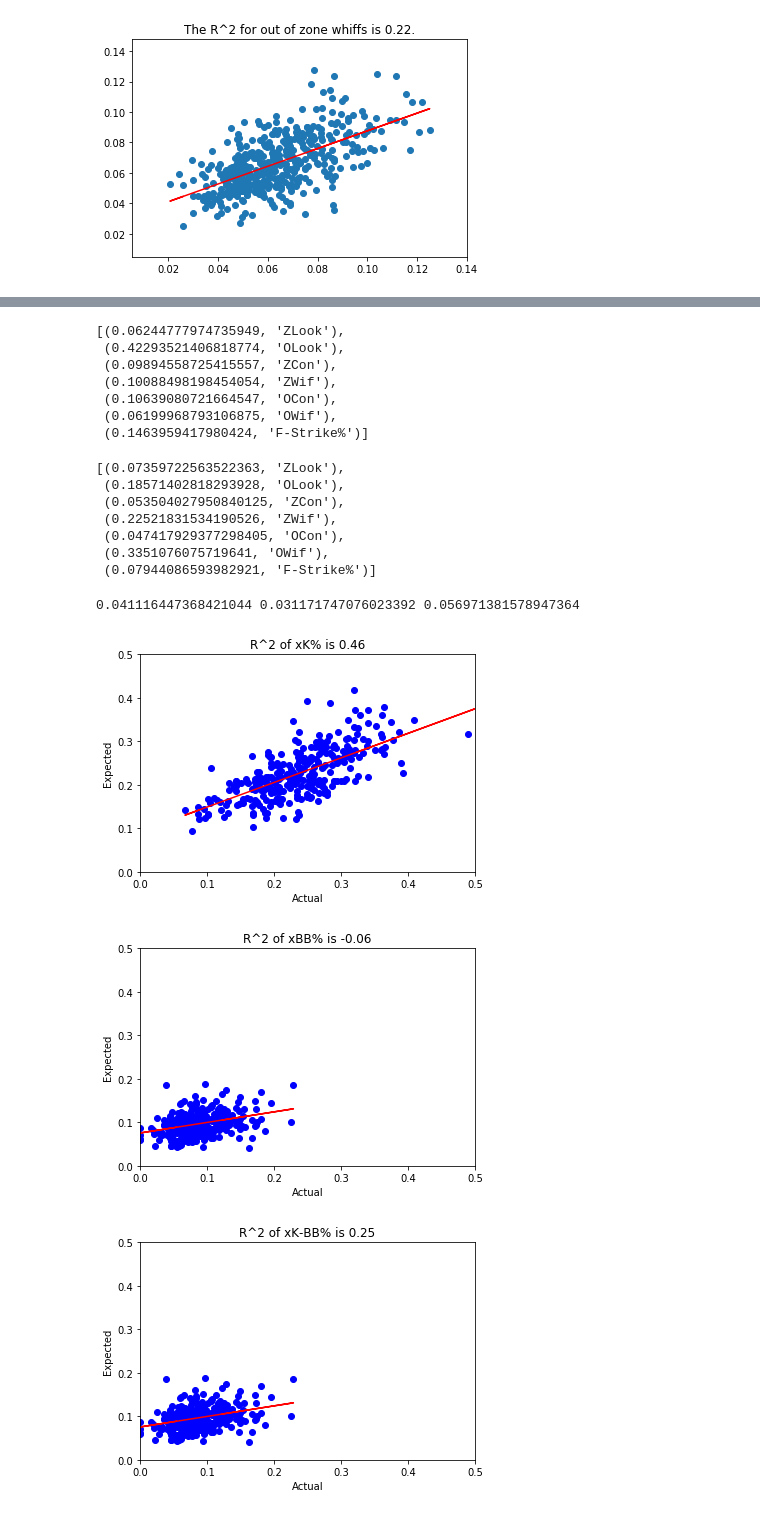
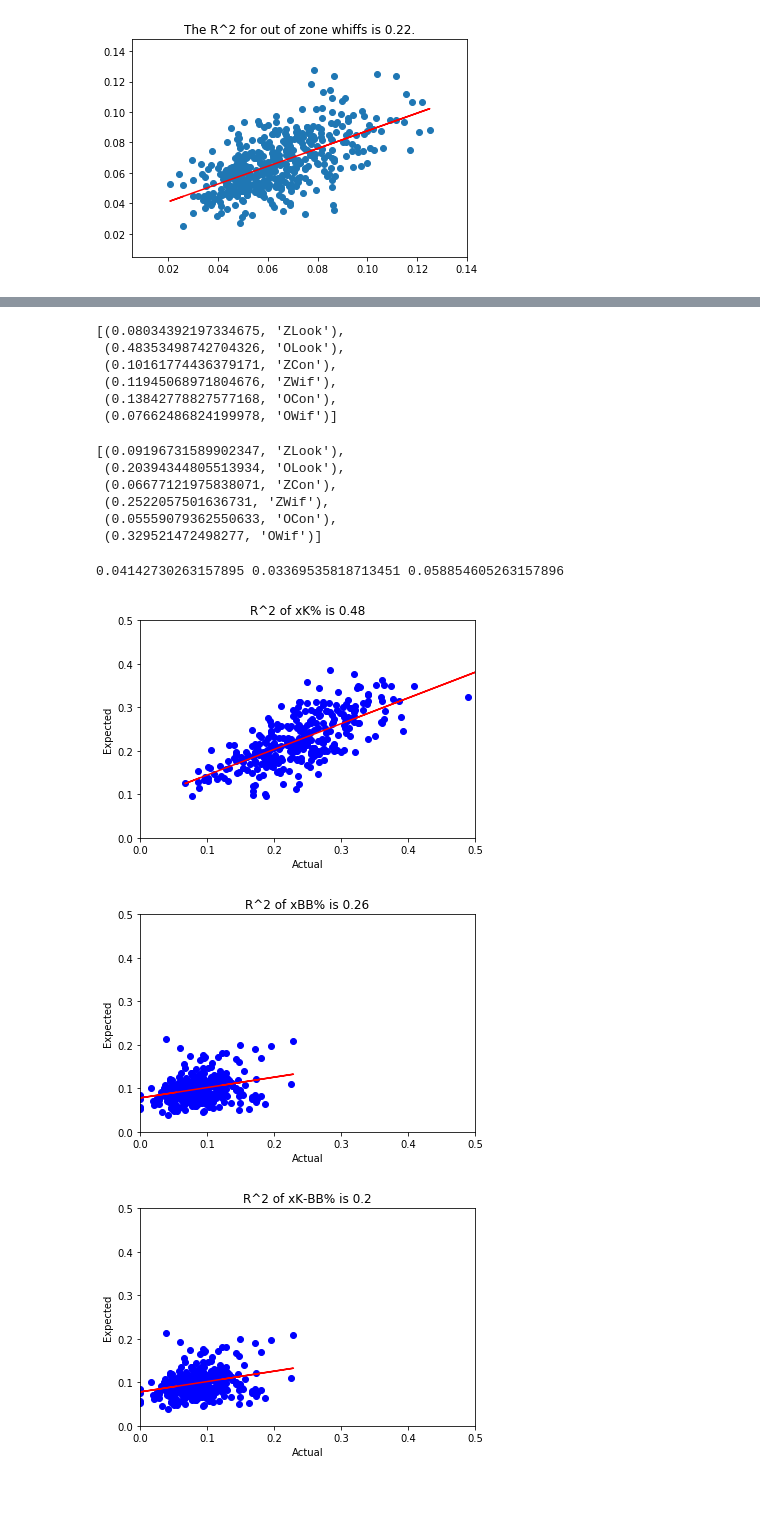
Before and after one commit to TrevorCap/Baseball, a Jupyter notebook: Baseball.ipynb, the cells around one changed output, grey strips where cells are left out. Drawn from its saved outputs; the diff is of its cells as text; code cells hidden in the pictures.

```diff
--- a/Baseball.ipynb
+++ b/Baseball.ipynb
@@ -141,13 +141,16 @@ tester = total[total.Season > 2012]
 tester = tester[tester.Season < 2017]
 test = total[total.Season > 2016]
 # %%
-xx =tester[['ZLook', 'OLook', 'ZCon', 'ZWif', 'OCon', 'OWif', 'F-Strike%']]
+# xx = tester[['ZLook', 'OLook', 'ZCon', 'ZWif', 'OCon', 'OWif', 'F-Strike%']]
+xx = tester[['ZLook', 'OLook', 'ZCon', 'ZWif', 'OCon', 'OWif']]
+
 kk = tester['K%']
 bb = tester['BB%']
 kb = tester['K-BB%']
 
 
 xxx = test[['ZLook', 'OLook', 'ZCon', 'ZWif', 'OCon', 'OWif', 'F-Strike%']]
+xxx = test[['ZLook', 'OLook', 'ZCon', 'ZWif', 'OCon', 'OWif']]
 kkk = test['K%']
 bbb = test['BB%']
 kbk = test['K-BB%']
@@ -292,5 +290,7 @@ plt.savefig('Outputs/mlkbb.png')
 # %%
-xxxx =tota[['ZLook', 'OLook', 'ZCon', 'ZWif', 'OCon', 'OWif', 'F-Strike%']]
+# xxxx =tota[['ZLook', 'OLook', 'ZCon', 'ZWif', 'OCon', 'OWif', 'F-Strike%']]
+xxxx =tota[['ZLook', 'OLook', 'ZCon', 'ZWif', 'OCon', 'OWif']]
+
 kkkk = tota['K%']
 bbbb = tota['BB%']
 kbkb = tota['K-BB%']
@@ -350,23 +349,21 @@ kb_hat = kbmdl.predict(xxxx)
 # %%
 [(x[0], x[1]) for x in zip(bmdl.feature_importances_, xxxx.columns)]
 # %% [output]
-[(0.06244777974735949, 'ZLook'),
- (0.42293521406818774, 'OLook'),
- (0.09894558725415557, 'ZCon'),
- (0.10088498198454054, 'ZWif'),
- (0.10639080721664547, 'OCon'),
- (0.06199968793106875, 'OWif'),
- (0.1463959417980424, 'F-Strike%')]
+[(0.08034392197334675, 'ZLook'),
+ (0.48353498742704326, 'OLook'),
+ (0.10161774436379171, 'ZCon'),
+ (0.11945068971804676, 'ZWif'),
+ (0.13842778827577168, 'OCon'),
+ (0.07662486824199978, 'OWif')]
 # %%
 [(x[0], x[1]) for x in zip(kbmdl.feature_importances_, xxxx.columns)]
 # %% [output]
-[(0.07359722563522363, 'ZLook'),
- (0.18571402818293928, 'OLook'),
- (0.053504027950840125, 'ZCon'),
- (0.22521831534190526, 'ZWif'),
- (0.047417929377298405, 'OCon'),
- (0.3351076075719641, 'OWif'),
- (0.07944086593982921, 'F-Strike%')]
+[(0.09196731589902347, 'ZLook'),
+ (0.20394344805513934, 'OLook'),
+ (0.06677121975838071, 'ZCon'),
+ (0.2522057501636731, 'ZWif'),
+ (0.05559079362550633, 'OCon'),
+ (0.329521472498277, 'OWif')]
 # %%
 kscor = kmdl.score(xxxx, kkkk)
 bscor = bmdl.score(xxxx, bbbb)
@@ -380,7 +377,7 @@ kbscor2 = mae(kbkb, kb_hat)
 # %%
 print(kscor2, bscor2, kbscor2)
 # %% [output]
-0.041116447368421044 0.031171747076023392 0.056971381578947364
+0.04142730263157895 0.03369535818713451 0.058854605263157896
 # %%
 tota['xK'] = k_hat
 tota['xBB'] = b_hat
@@ -391,35 +390,35 @@ plt.figure(0)
 plt.title(f'R^2 of xK% is {round(kscor,2)}')
 plt.scatter(kkkk, k_hat, c='b')
 b, m = poly(kkkk, k_hat, 1)
 plt.plot(kkkk, b + m * kkkk, '-', c='r')
 plt.xlabel('Actual')
 plt.ylabel('Expected')
 plt.xlim(0,0.5)
 plt.ylim(0, 0.5)
 plt.savefig('Outputs/xK2019.png')
 
 plt.figure(1)
 plt.scatter(bbbb, b_hat, c='b')
-plt.title(f'R^2 of xBB% is {round(bscor,2)}')
+plt.title(f'R^2 of xBB% is {abs(round(bscor,2))}')
 b, m = poly(bbbb, b_hat, 1)
 plt.plot(bbbb, b + m * bbbb, '-', c='r')
 plt.xlabel('Actual')
 plt.ylabel('Expected')
 plt.xlim(0,0.5)
 plt.ylim(0, 0.5)
 plt.savefig('Outputs/xBB2019.png')
 
 plt.figure(2)
 plt.scatter(bbbb, b_hat, c='b')
-plt.title(f'R^2 of xK-BB% is {round(kbscor,2)}')
+plt.title(f'R^2 of xK-BB% is {abs(round(kbscor,2))}')
 b, m = poly(bbbb, b_hat, 1)
 plt.plot(bbbb, b + m * bbbb, '-', c='r')
 plt.xlabel('Actual')
 plt.ylabel('Expected')
 plt.xlim(0,0.5)
 plt.ylim(0, 0.5)
 plt.savefig('Outputs/xKBB2019.png')
 # %% [output]
-[figure, old version]
+[figure, new version]
-[figure, old version]
+[figure, new version]
-[figure, old version]
+[figure, new version]
```
Also changed, not shown: parts of 6 cells of this notebook, 14 other files.
